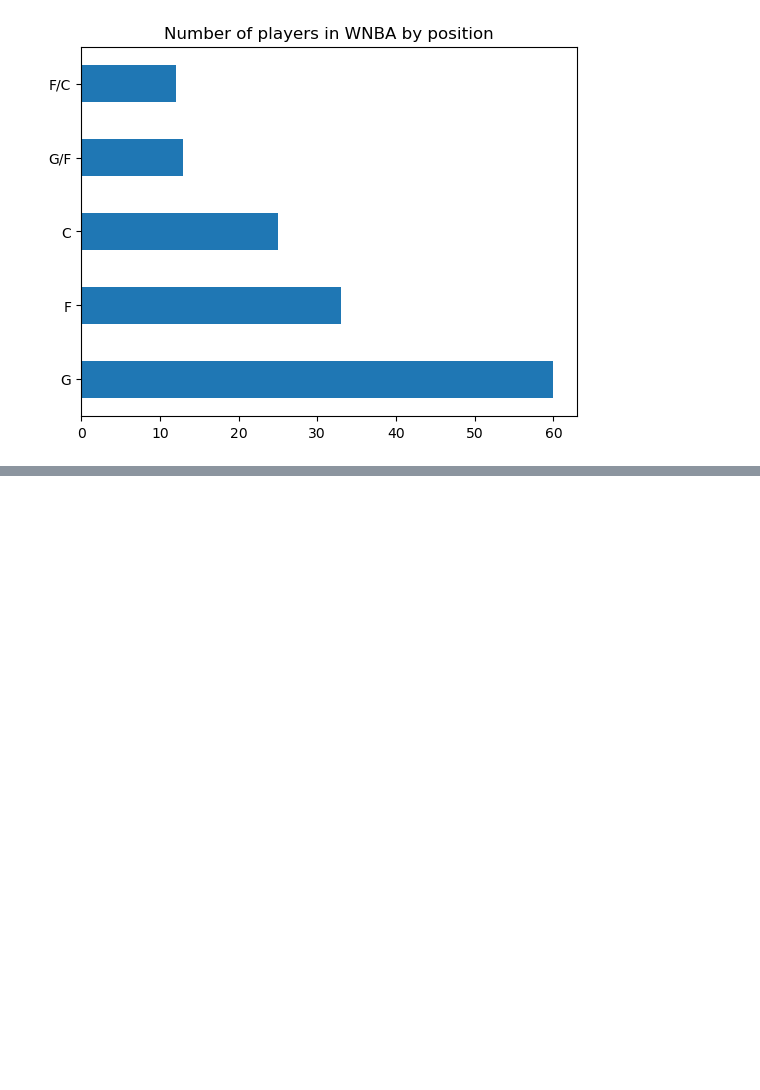
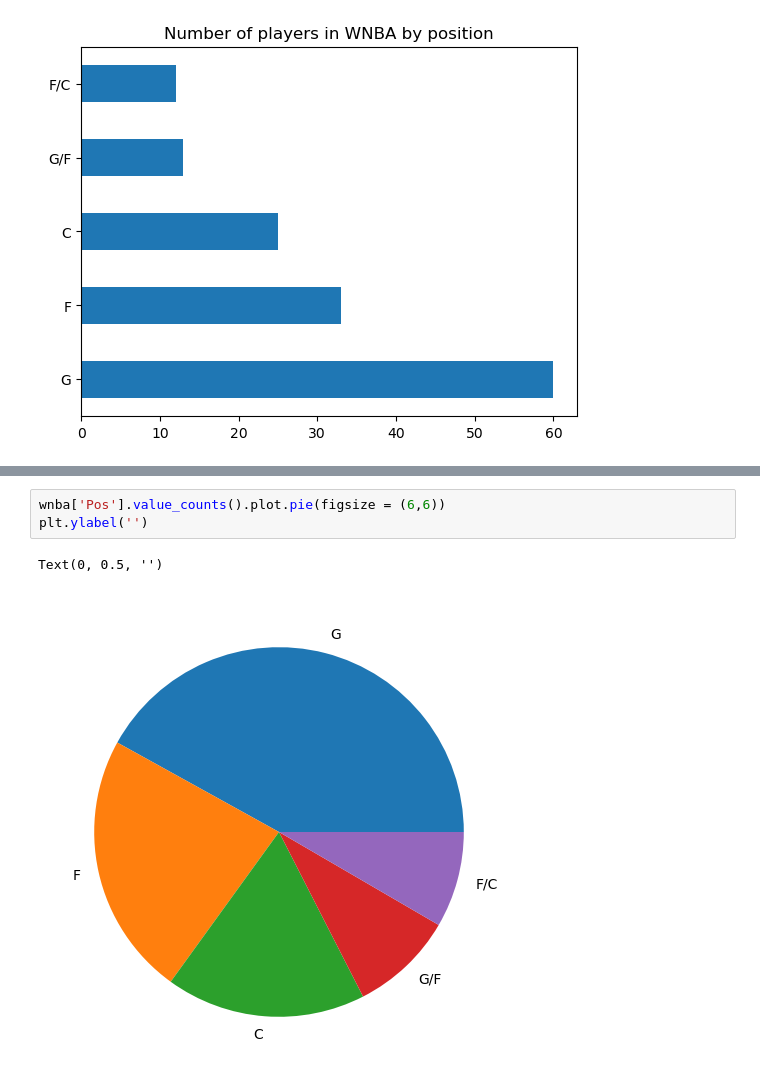
Before and after one commit to castobary/statistics, a Jupyter notebook: 04_module.ipynb, the cells around one changed output, grey strips where cells are left out. Cells and saved outputs as stored; diff of their text form; blank space fills up the shorter version.

```diff
--- a/04_module.ipynb
+++ b/04_module.ipynb
@@ -35,0 +49,6 @@ wnba['Pos'].value_counts().plot.barh(title = 'Number of players in WNBA by posit
+# %%
+wnba['Pos'].value_counts().plot.pie(figsize = (6,6))
+plt.ylabel('')
+# %% [output]
+Text(0, 0.5, '')
+[figure, added]
```
Also changed, not shown: parts of 6 cells of this notebook, 1 other file.
